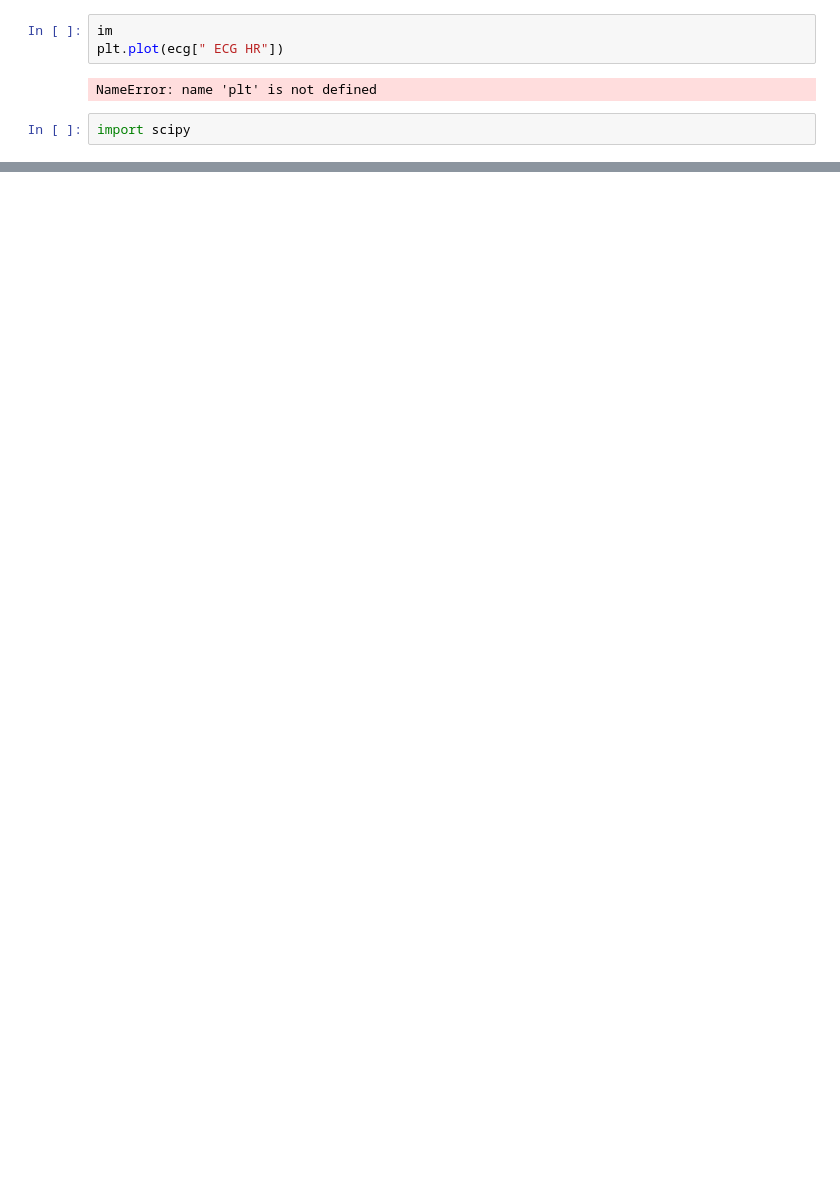
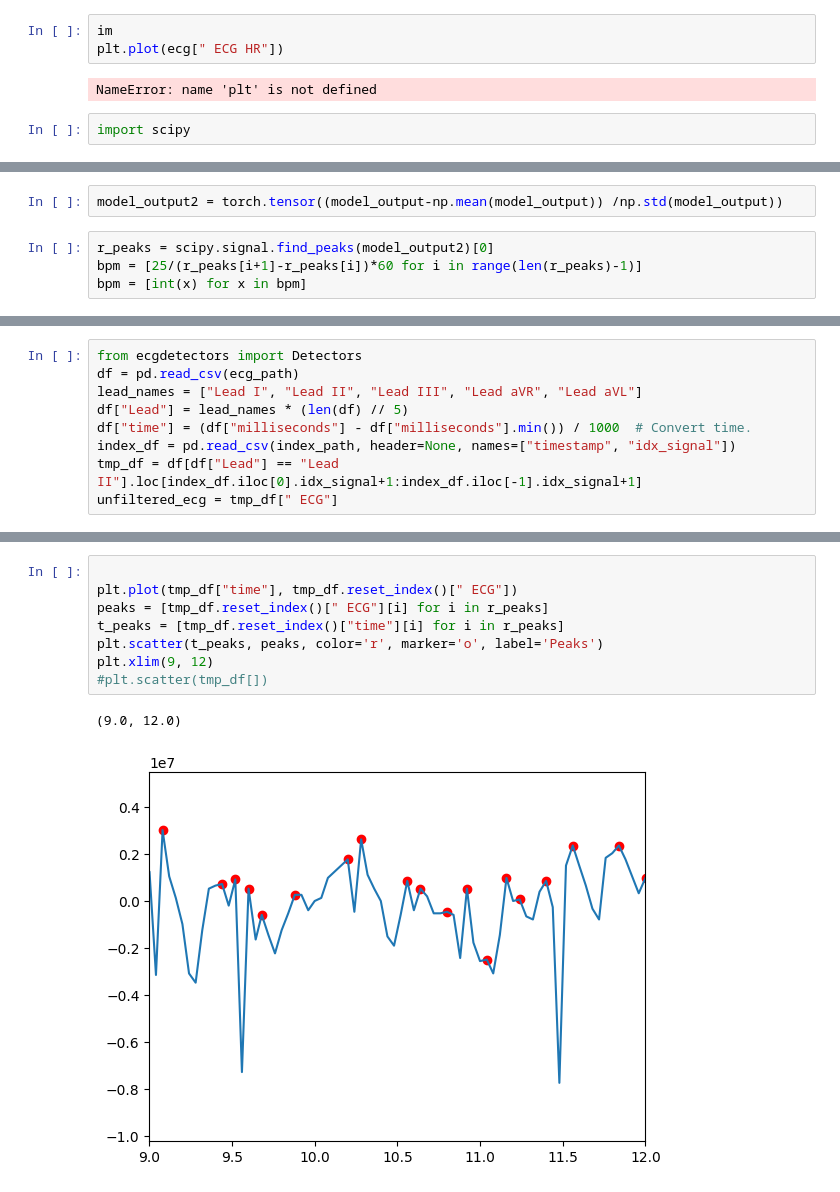
Before and after one commit to s180820/Eulerian_Magnificaiton, a Jupyter notebook: Code/Dev_notebooks/test_model.ipynb, the cells around one changed output, grey strips where cells are left out. Saved outputs shown, nothing was run; the diff lists cells and outputs as text; blank space fills up the shorter version.

```diff
--- a/Code/Dev_notebooks/test_model.ipynb
+++ b/Code/Dev_notebooks/test_model.ipynb
@@ -250,0 +248,6 @@ detectors = Detectors(fs)
+# %%
+model_output2 = torch.tensor((model_output-np.mean(model_output)) /np.std(model_output))
+# %%
+r_peaks = scipy.signal.find_peaks(model_output2)[0]
+bpm = [25/(r_peaks[i+1]-r_peaks[i])*60 for i in range(len(r_peaks)-1)]
+bpm = [int(x) for x in bpm]
@@ -250,0 +324,9 @@ detectors = Detectors(fs)
+# %%
+from ecgdetectors import Detectors
+df = pd.read_csv(ecg_path)
+lead_names = ["Lead I", "Lead II", "Lead III", "Lead aVR", "Lead aVL"]
+df["Lead"] = lead_names * (len(df) // 5)
+df["time"] = (df["milliseconds"] - df["milliseconds"].min()) / 1000  # Convert time.
+index_df = pd.read_csv(index_path, header=None, names=["timestamp", "idx_signal"])
+tmp_df = df[df["Lead"] == "Lead II"].loc[index_df.iloc[0].idx_signal+1:index_df.iloc[-1].idx_signal+1]
+unfiltered_ecg = tmp_df[" ECG"]
@@ -250,0 +354,11 @@ detectors = Detectors(fs)
+# %%
+
+plt.plot(tmp_df["time"], tmp_df.reset_index()[" ECG"])
+peaks = [tmp_df.reset_index()[" ECG"][i] for i in r_peaks]
+t_peaks = [tmp_df.reset_index()["time"][i] for i in r_peaks]
+plt.scatter(t_peaks, peaks, color='r', marker='o', label='Peaks')
+plt.xlim(9, 12)
+#plt.scatter(tmp_df[])
+# %% [output]
+(9.0, 12.0)
+[figure, added]
```
Also changed, not shown: parts of 82 cells of this notebook, 12 other files.
